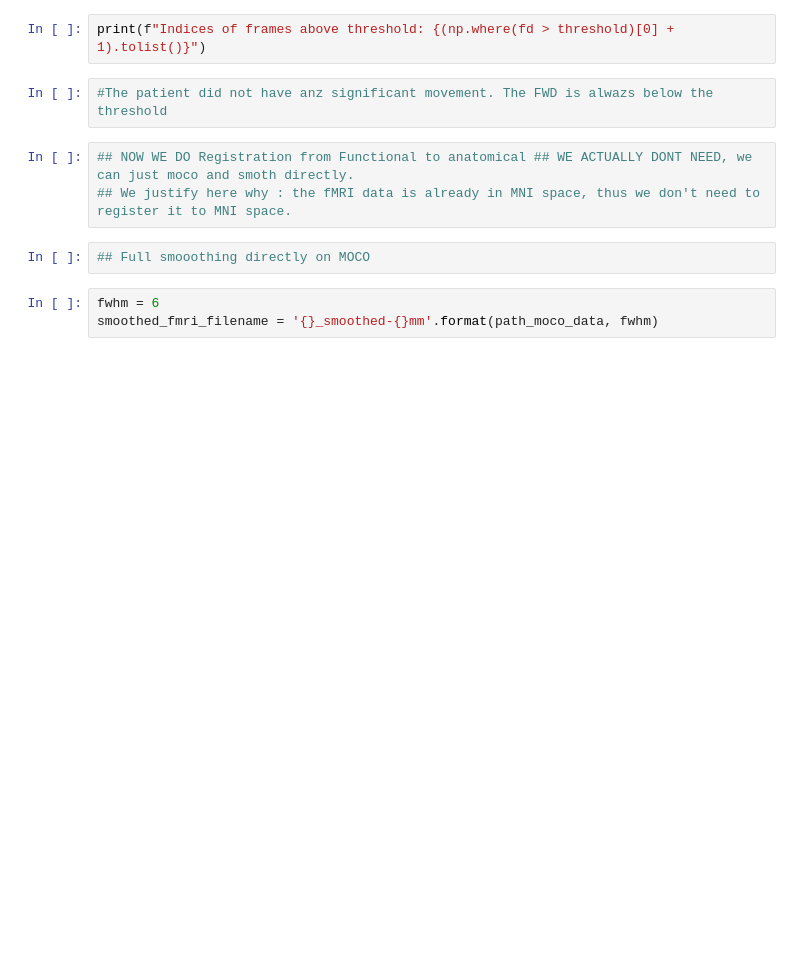
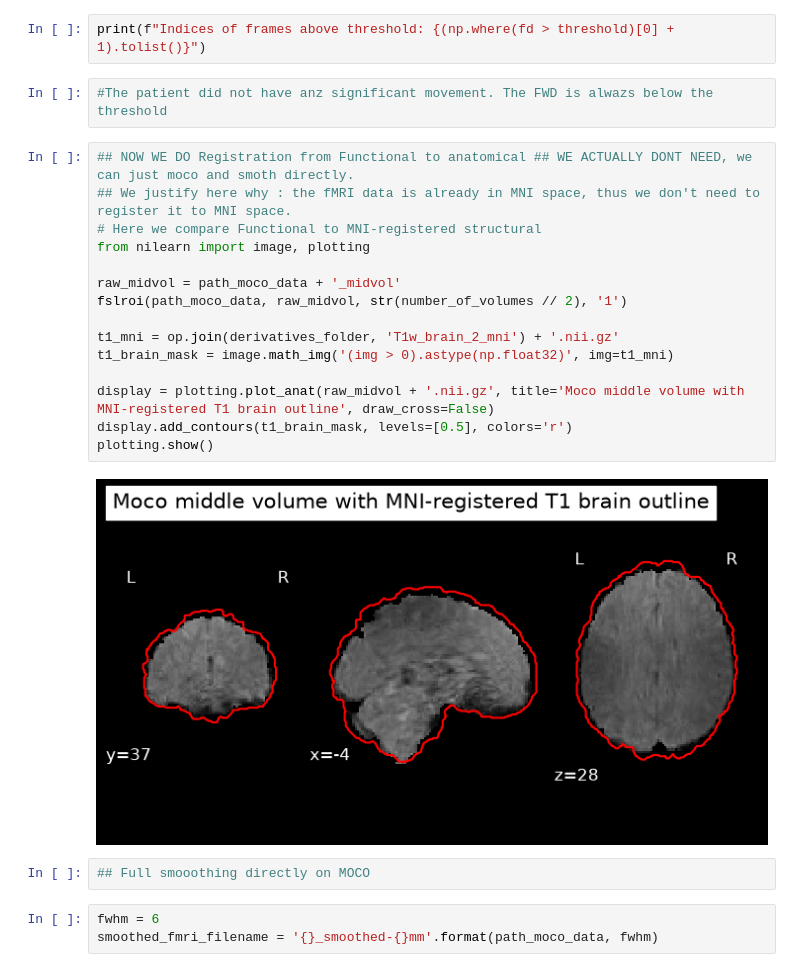
Before and after one commit to nazimov14/NSSP_MiniProjects, a Jupyter notebook: Yuri-Part1-2_Functional_Preproc.ipynb, the cells around one changed output. Cells and saved outputs as stored; diff of their text form; blank space fills up the shorter version.

Commit message:
MOCO fMRI compared to MNI aligned T1
justifies that we don't need to register the fMRI to MNI, its already in MNI space

```diff
--- a/Yuri-Part1-2_Functional_Preproc.ipynb
+++ b/Yuri-Part1-2_Functional_Preproc.ipynb
@@ -209,6 +209,20 @@ print(f"Indices of frames above threshold: {(np.where(fd > threshold)[0] + 1).to
 # %%
 ## NOW WE DO Registration from Functional to anatomical ## WE ACTUALLY DONT NEED, we can just moco and smoth directly.
 ## We justify here why : the fMRI data is already in MNI space, thus we don't need to register it to MNI space.
+# Here we compare Functional to MNI-registered structural
+from nilearn import image, plotting
+
+raw_midvol = path_moco_data + '_midvol'
+fslroi(path_moco_data, raw_midvol, str(number_of_volumes // 2), '1')
+
+t1_mni = op.join(derivatives_folder, 'T1w_brain_2_mni') + '.nii.gz'
+t1_brain_mask = image.math_img('(img > 0).astype(np.float32)', img=t1_mni)
+
+display = plotting.plot_anat(raw_midvol + '.nii.gz', title='Moco middle volume with MNI-registered T1 brain outline', draw_cross=False)
+display.add_contours(t1_brain_mask, levels=[0.5], colors='r')
+plotting.show()
+# %% [output]
+[figure, added]
 # %%
 ## Full smooothing directly on MOCO
 # %%
```
Also changed, not shown: parts of 1 cell of this notebook.
